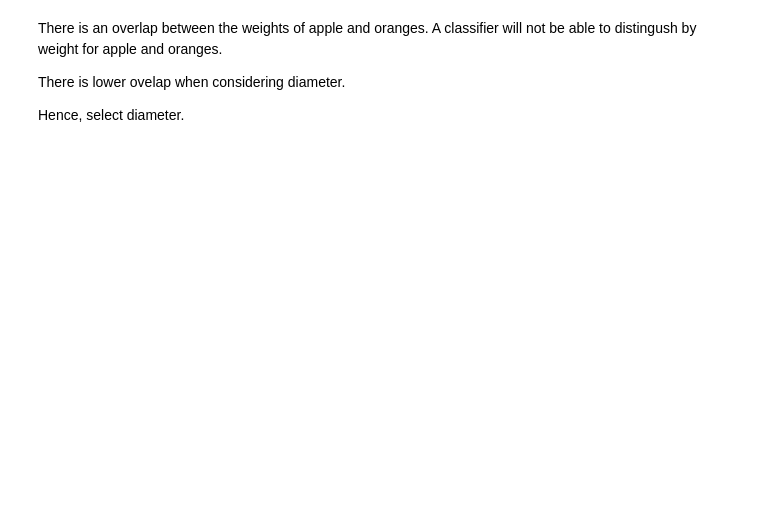
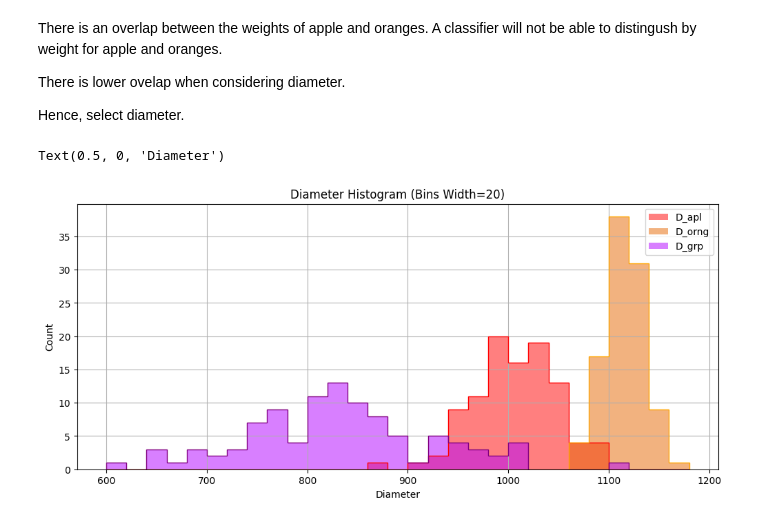
Before and after one commit to AbdulMutakabbir/SYSC5405-pattern-analysis-and-experiment-design, a Jupyter notebook: notebooks/1_2_question.ipynb, the cells around one changed output. Saved outputs shown, nothing was run; the diff lists cells and outputs as text; code cells hidden in the pictures; blank space fills up the shorter version.

```diff
--- a/notebooks/1_2_question.ipynb
+++ b/notebooks/1_2_question.ipynb
@@ -99,3 +99,44 @@ There is an overlap between the weights of apple and oranges. A classifier will
 There is lower ovelap when considering diameter.
 
 Hence, select diameter.
+# %%
+bin_width = 20
+bins_diameter = range(600, 1200, bin_width)
+ax_diameter = dataset["D_apl"].hist(
+    bins=bins_diameter,
+    color="red",
+    histtype=u'step',
+    figsize=(12,5)
+    )
+dataset["D_apl"].hist(
+    bins=bins_diameter,
+    legend=True,
+    color=red,
+    )
+dataset["D_orng"].hist(
+    bins=bins_diameter,
+    legend=True,
+    color=orange,
+    ax=ax_diameter)
+dataset["D_orng"].hist(
+    bins=bins_diameter,
+    color="orange",
+    histtype=u'step',
+    ax=ax_diameter)
+dataset["D_grp"].hist(
+    bins=bins_diameter,
+    legend=True,
+    color=purple,
+    ax=ax_diameter)
+dataset["D_grp"].hist(
+    bins=bins_diameter,
+    color="purple",
+    histtype=u'step',
+    ax=ax_diameter)
+
+ax_diameter.set_title(f"Diameter Histogram (Bins Width={bin_width})")
+ax_diameter.set_ylabel("Count")
+ax_diameter.set_xlabel("Diameter")
+# %% [output]
+Text(0.5, 0, 'Diameter')
+[figure, added]
```
Also changed, not shown: parts of 5 cells of this notebook, 1 other file.
